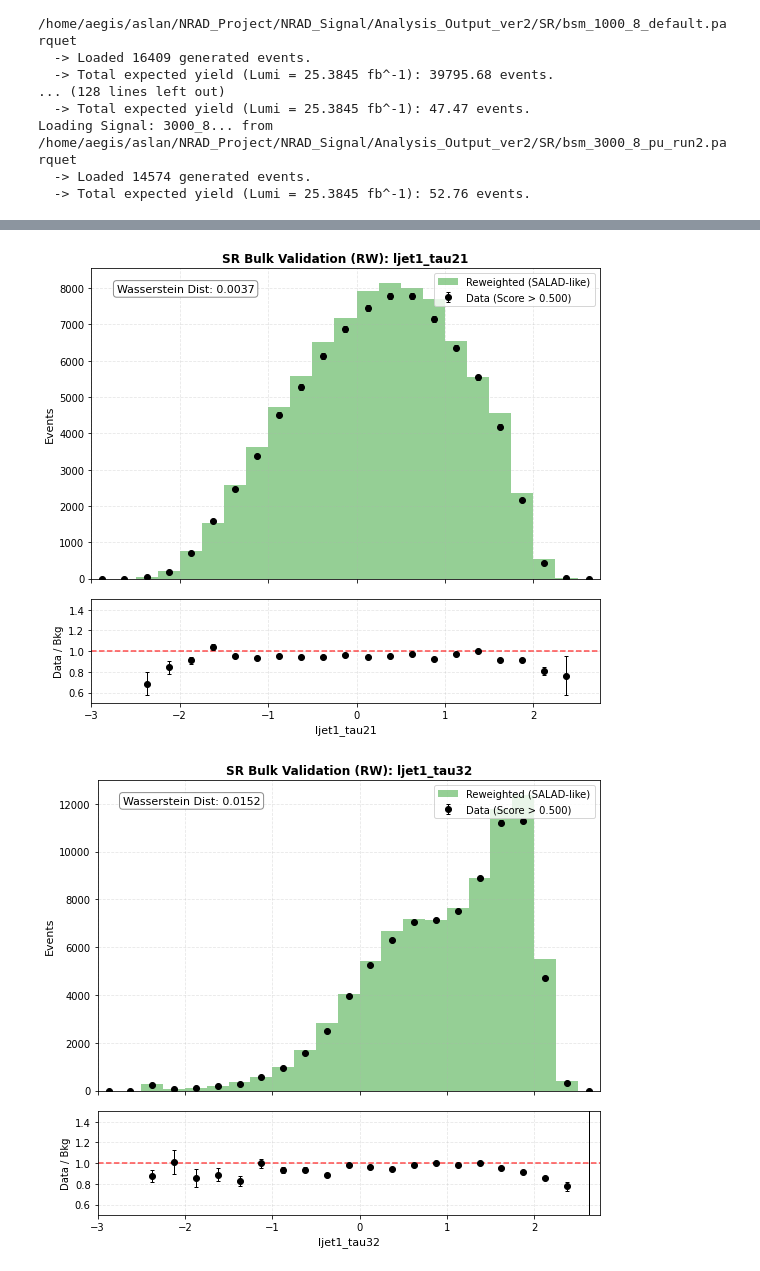
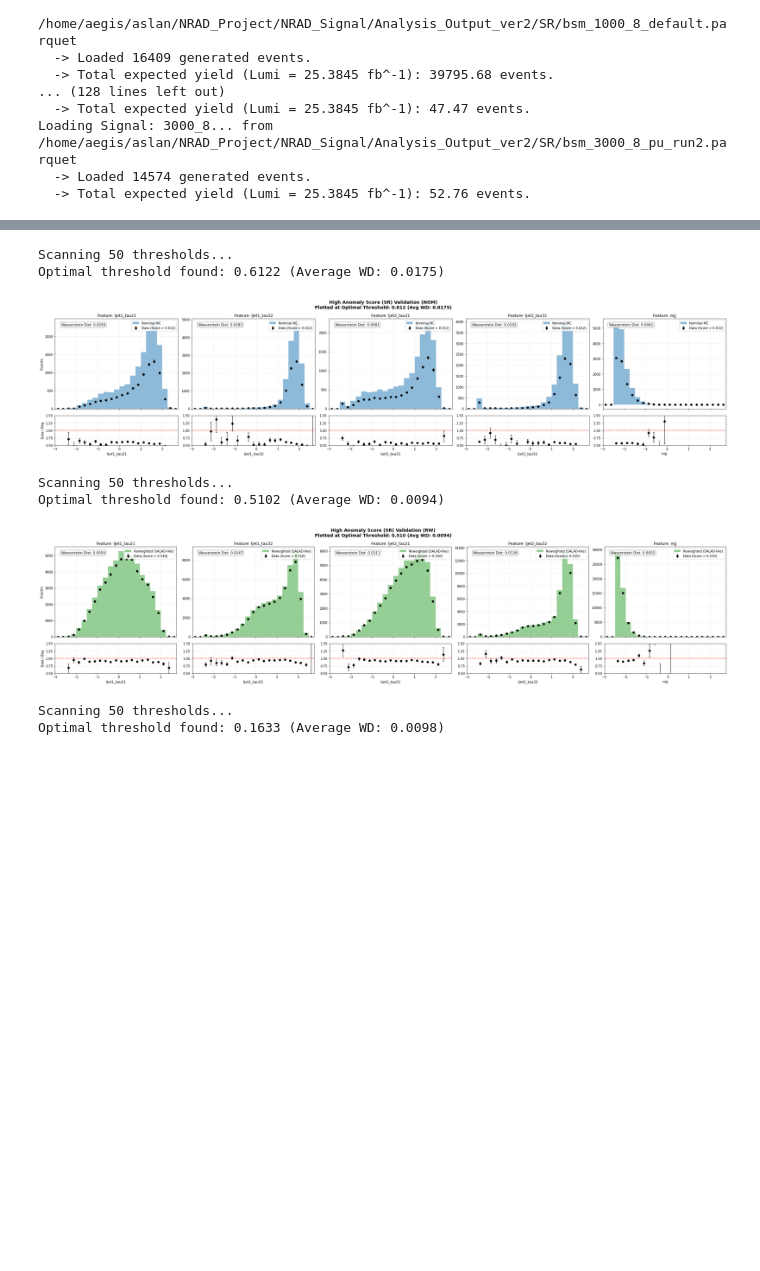
Before and after one commit to sherkaicode/Non-Resonant-AD, a Jupyter notebook: 5_NRAD_Anomaly_ver2.ipynb, the cells around one changed output, grey strips where cells are left out. Drawn from its saved outputs; the diff is of its cells as text; code cells hidden in the pictures; blank space fills up the shorter version.

```diff
--- a/5_NRAD_Anomaly_ver2.ipynb
+++ b/5_NRAD_Anomaly_ver2.ipynb
@@ -8,6 +8,13 @@ import sys
 import numpy as np
 import matplotlib.pyplot as plt
 from scipy.stats import wasserstein_distance
+import math
+import matplotlib.gridspec as gridspec
+import mplhep as hep
+from scipy import stats
+# Apply generic ROOT style for standard HEP formatting without collaboration labels
+hep.style.use(hep.style.ROOT)
+
 
 
 helpers_path = os.path.join('/home/aegis/aslan/NRAD_Project/NRAD_OpenData/model_scripts')
@@ -567,9 +796,14 @@ def plot_sr_closure(df_data, df_bkg, bkg_type, feature, threshold):
 # %%
-for feat in features_vars:
-    plot_sr_closure(df_data, df_mc_rw, bkg_type="RW", feature=feat, threshold=0.5)
-
-for feat in features_vars:
-    plot_sr_closure(df_data, df_mc_gen, bkg_type="GEN", feature=feat, threshold=0.4)
+# for feat in features_vars:
+nom_cut = plot_sr_closure(df_data, df_mc_rw, bkg_type="NOM", features=features_vars)
+rw_cut = plot_sr_closure(df_data, df_mc_rw, bkg_type="RW", features=features_vars)
+gen_cut = plot_sr_closure(df_data, df_mc_gen, bkg_type="GEN", features=features_vars)
 # %% [output]
+Scanning 50 thresholds...
+Optimal threshold found: 0.6122 (Average WD: 0.0175)
-[figure, old version]
+[figure, new version]
+Scanning 50 thresholds...
+Optimal threshold found: 0.5102 (Average WD: 0.0094)
-[figure, old version]
+[figure, new version]
+Scanning 50 thresholds...
+Optimal threshold found: 0.1633 (Average WD: 0.0098)
```
Also changed, not shown: parts of 17 cells of this notebook, 1 other file.
